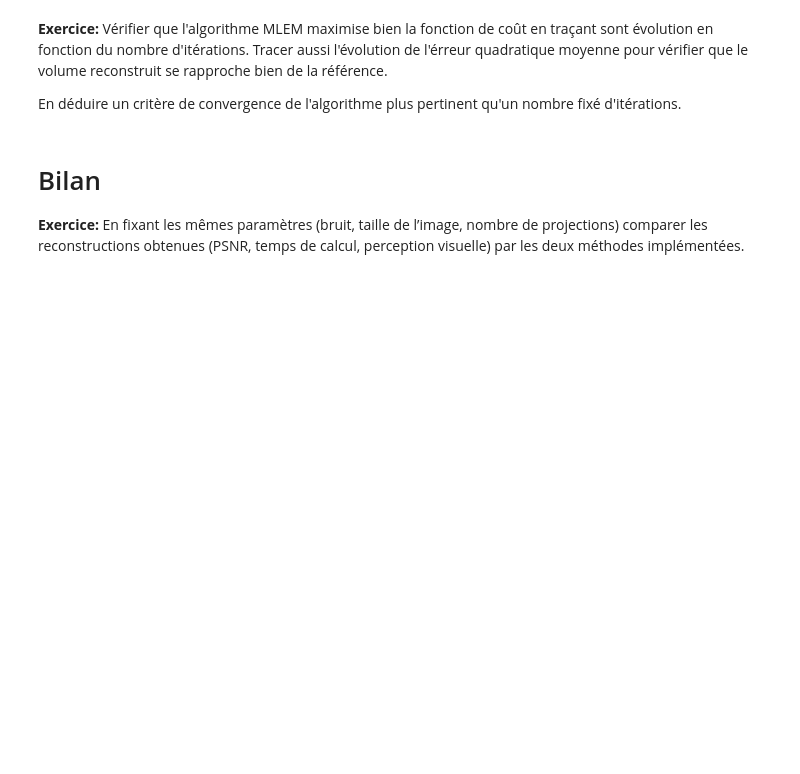
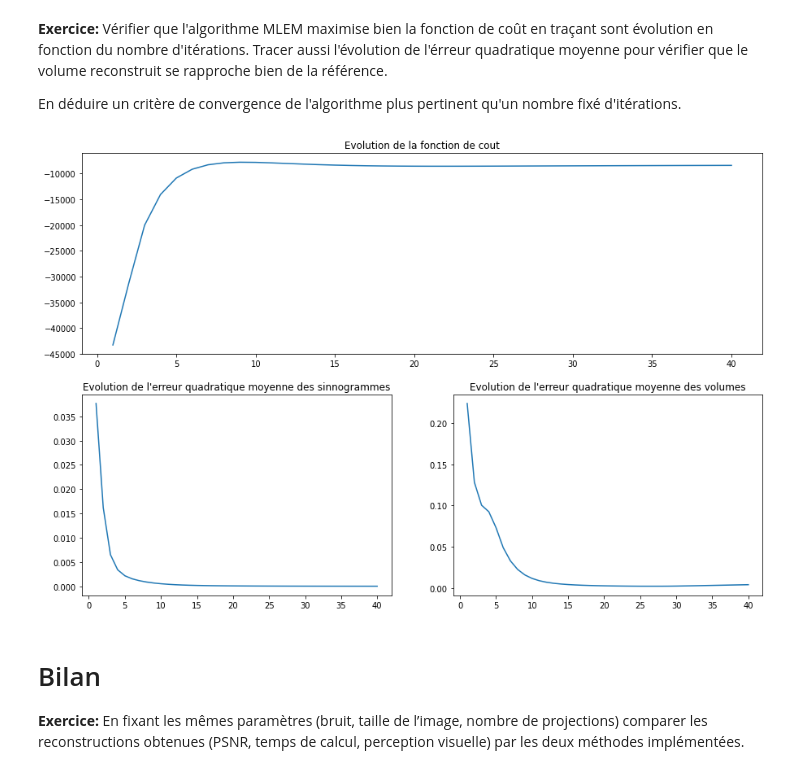
Before and after one commit to Guillaume0477/Tomographie, a Jupyter notebook: tp_tomo.ipynb, the cells around one changed output. Drawn from its saved outputs; the diff is of its cells as text; code cells hidden in the pictures; blank space fills up the shorter version.

Commit message:
loss + mse MLEM OK

```diff
--- a/tp_tomo.ipynb
+++ b/tp_tomo.ipynb
@@ -616,6 +591,55 @@ SyntaxError: invalid syntax (<ipython-input-36-6a22fbd79016>, line 1)
 **Exercice:** Vérifier que l'algorithme MLEM maximise bien la fonction de coût en traçant sont évolution en fonction du nombre d'itérations. Tracer aussi l'évolution de l'érreur quadratique moyenne pour vérifier que le volume reconstruit se rapproche bien de la référence.
 
 En déduire un critère de convergence de l'algorithme plus pertinent qu'un nombre fixé d'itérations.
+# %%
+
+def getLossValue(sinogram, sinogEstim):
+    logSE = np.log(sinogEstim + 0.00001)
+    L = np.sum(np.sum(np.multiply(sinogram, logSE) - sinogEstim))
+
+    return L
+
+def getMSE(sinogram, sinogEstim):
+
+    M = np.mean(np.square(sinogram/np.max(np.max(sinogram))-sinogEstim/np.max(np.max(sinogEstim))))
+
+    return M
+
+#Initialisation de la reconstruction
+f_estime = np.ones(np.shape(reference))
+#Nombre d'angles à prendre en comtpe
+Nphi = 1000
+#Création des différents angles
+phis = np.linspace(0,180, Nphi)
+#Création du sinnogramme
+sinogram, s = RadonTransformSheppLogan(phis)
+
+L = []
+MSEVals = []
+MSEValsIm = []
+nbIter = 40
+for loop in range(nbIter):
+    f_estime = MLEM(f_estime, Nphi, sinogram, s, x1, x2)
+    sinogEstim = ForwardProjectionRTK(f_estime, phis)
+    L.append(getLossValue(sinogram, sinogEstim))
+    MSEVals.append(getMSE(sinogram, sinogEstim))
+    MSEValsIm.append(getMSE(reference, f_estime))
+
+plt.figure(figsize=[15, 10])
+plt.subplot(211)
+plt.plot(np.linspace(1,nbIter, nbIter), L)
+plt.title("Evolution de la fonction de cout")
+
+plt.subplot(223)
+plt.plot(np.linspace(1,nbIter, nbIter), MSEVals)
+plt.title("Evolution de l'erreur quadratique moyenne des sinnogrammes")
+
+plt.subplot(224)
+plt.plot(np.linspace(1,nbIter, nbIter), MSEValsIm)
+plt.title("Evolution de l'erreur quadratique moyenne des volumes")
+plt.show()
+# %% [output]
+[figure, added]
 # %% [markdown]
 # Bilan
 **Exercice:** En fixant les mêmes paramètres (bruit, taille de l’image, nombre de projections) comparer les reconstructions obtenues (PSNR, temps de calcul, perception visuelle) par les deux méthodes implémentées.
```
Also changed, not shown: parts of 10 cells of this notebook.
